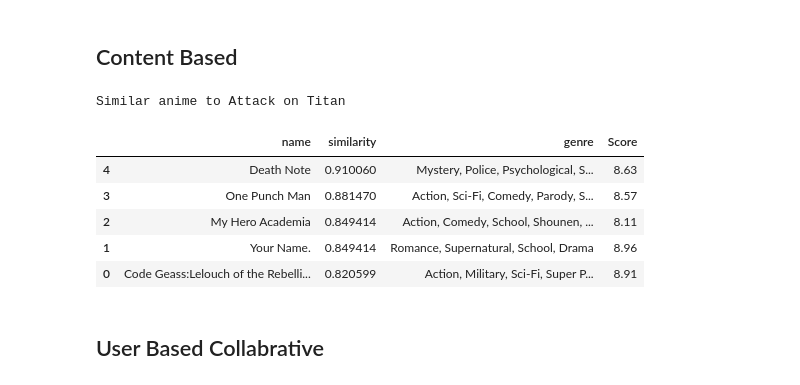
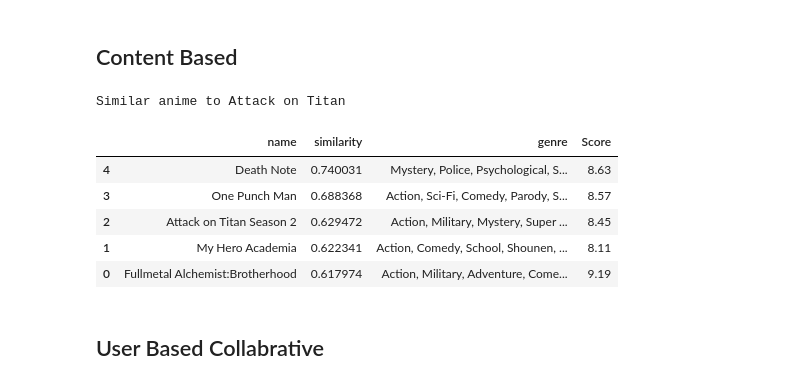
Before and after one commit to AIAkashMukherjee/Anime-Recommender-System, a Jupyter notebook: notebook/anime.ipynb, the cells around one changed output. Saved outputs shown, nothing was run; the diff lists cells and outputs as text; code cells hidden in the pictures.

```diff
--- a/notebook/anime.ipynb
+++ b/notebook/anime.ipynb
@@ -515,7 +517,7 @@ getsynopsis("Steins;Gate",synopsis_df)
 # %% [markdown]
 ## Content Based
 # %%
-def item_based_recommnedation_system(name, anime_weights, anime2anime_encoded, anime2anime_decoded, df, synopsis_df, n=10, return_dist=False, neg=False):
+def item_based_recommnedation_system(name, anime_weights, anime2anime_encoded, anime2anime_decoded, df, n=10, return_dist=False,neg=False):
     try:
         index = getAnimeFrame(name,df).anime_id.values[0]
         encoded_index=anime2anime_encoded.get(index)
@@ -569,22 +571,21 @@ def item_based_recommnedation_system(name, anime_weights, anime2anime_encoded, a
 # %%
 item_based_recommnedation_system(
     "Attack on Titan",
     anime_Weights,
     anime_2_anime_Encoded,
     anime_2_anime_Decoded,
     df,
-    synopsis_df,
     n=5
 
 )
 # %% [output]
 Similar anime to Attack on Titan
 |  | name | similarity | genre | Score |
-| 4 | Death Note | 0.910060 | Mystery, Police, Psychological, S... | 8.63 |
-| 3 | One Punch Man | 0.881470 | Action, Sci-Fi, Comedy, Parody, S... | 8.57 |
-| 2 | My Hero Academia | 0.849414 | Action, Comedy, School, Shounen, ... | 8.11 |
-| 1 | Your Name. | 0.849414 | Romance, Supernatural, School, Drama | 8.96 |
-| 0 | Code Geass:Lelouch of the Rebelli... | 0.820599 | Action, Military, Sci-Fi, Super P... | 8.91 |
+| 4 | Death Note | 0.740031 | Mystery, Police, Psychological, S... | 8.63 |
+| 3 | One Punch Man | 0.688368 | Action, Sci-Fi, Comedy, Parody, S... | 8.57 |
+| 2 | Attack on Titan Season 2 | 0.629472 | Action, Military, Mystery, Super ... | 8.45 |
+| 1 | My Hero Academia | 0.622341 | Action, Comedy, School, Shounen, ... | 8.11 |
+| 0 | Fullmetal Alchemist:Brotherhood | 0.617974 | Action, Military, Adventure, Come... | 9.19 |
 # %% [markdown]
 ## User Based Collabrative
 # %% [markdown]
```
Also changed, not shown: parts of 10 cells of this notebook, 1 other file.
